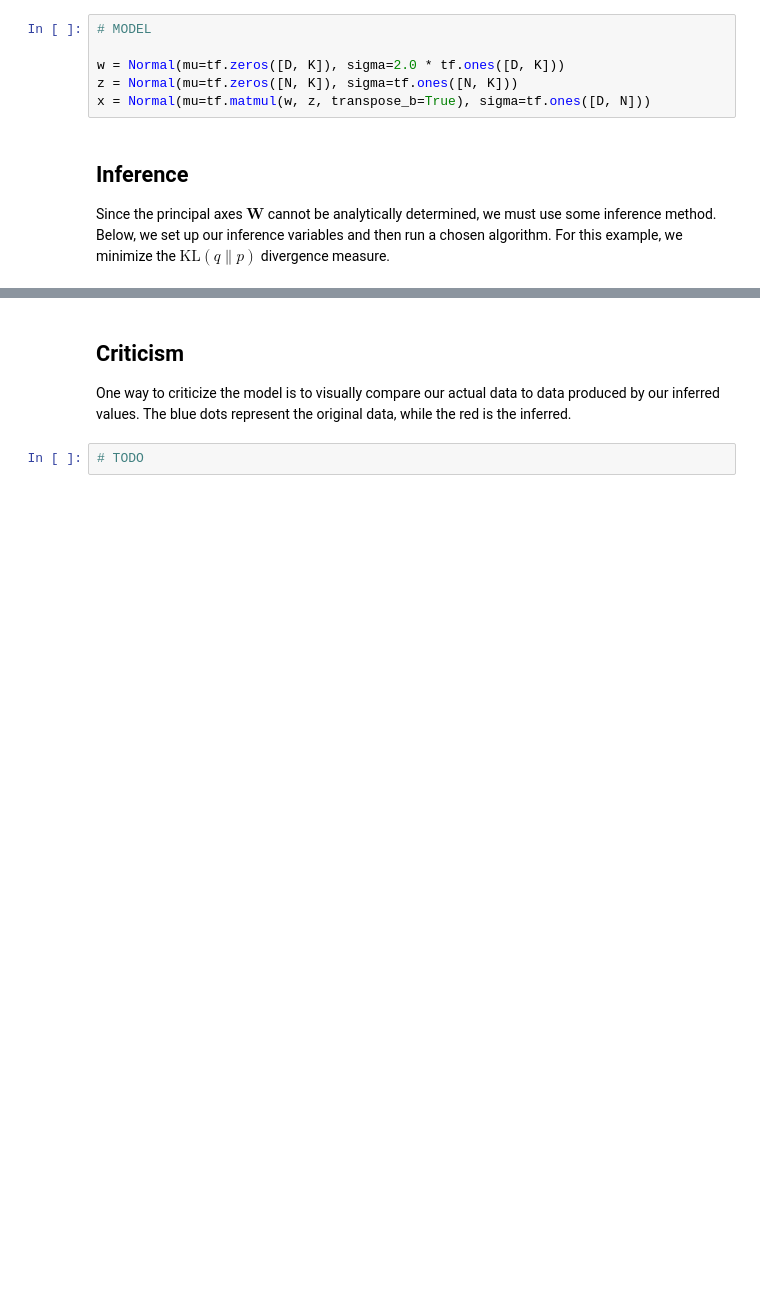
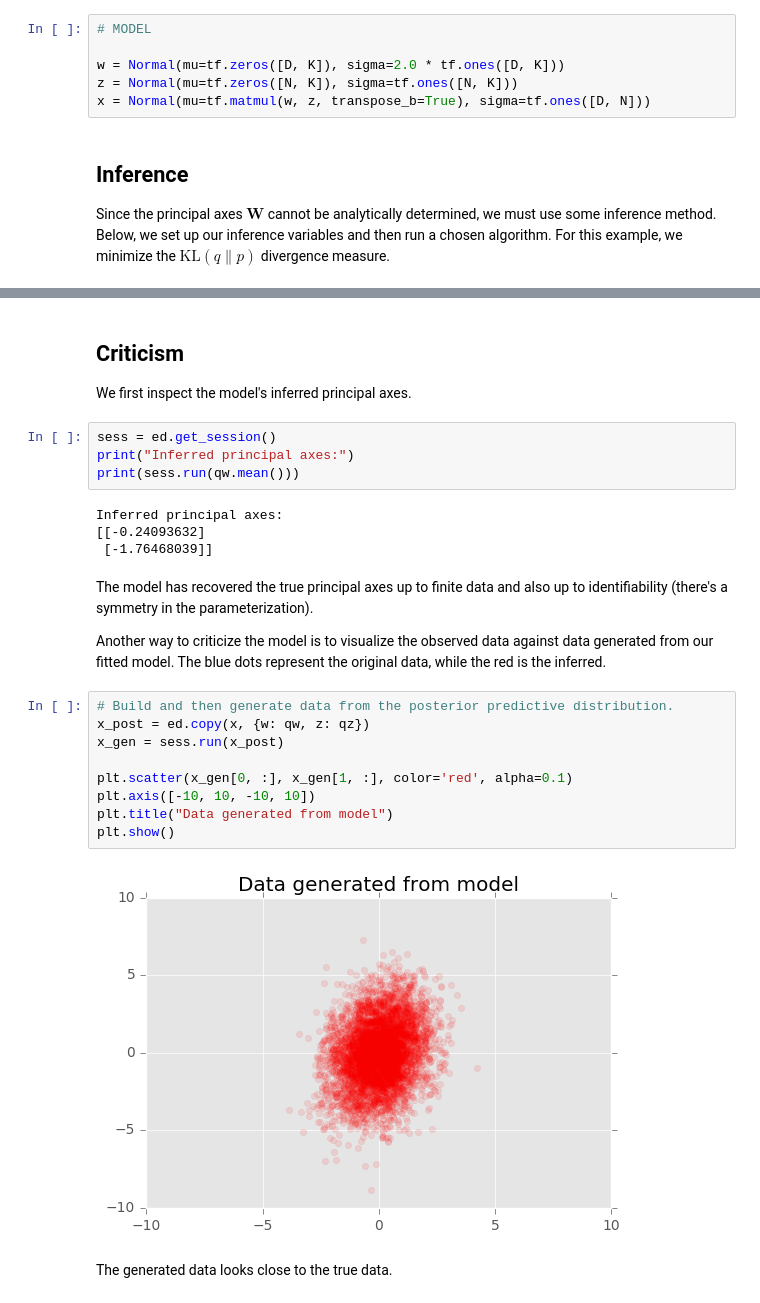
Before and after one commit to blei-lab/edward, a Jupyter notebook: docs/notebooks/probabilistic_pca.ipynb, the cells around one changed output, grey strips where cells are left out. Saved outputs shown, nothing was run; the diff lists cells and outputs as text; blank space fills up the shorter version.

```diff
--- a/docs/notebooks/probabilistic_pca.ipynb
+++ b/docs/notebooks/probabilistic_pca.ipynb
@@ -115,8 +134,33 @@ inference.run(n_iter=500, n_print=100, n_samples=10)
+# %% [markdown]
+## Criticism
+
+We first inspect the model's inferred principal axes.
+# %%
+sess = ed.get_session()
+print("Inferred principal axes:")
+print(sess.run(qw.mean()))
+# %% [output]
+Inferred principal axes:
+[[-0.24093632]
+ [-1.76468039]]
 # %% [markdown]
-## Criticism
+The model has recovered the true principal axes up to finite data and
+also up to identifiability (there's a symmetry in the
+parameterization).
 
-One way to criticize the model is to visually compare our actual data
-to data produced by our inferred values. The blue dots represent the
-original data, while the red is the inferred.
+Another way to criticize the model is to visualize the observed data
+against data generated from our fitted model. The blue dots represent
+the original data, while the red is the inferred.
-# %%
-# TODO
+# %%
+# Build and then generate data from the posterior predictive distribution.
+x_post = ed.copy(x, {w: qw, z: qz})
+x_gen = sess.run(x_post)
+
+plt.scatter(x_gen[0, :], x_gen[1, :], color='red', alpha=0.1)
+plt.axis([-10, 10, -10, 10])
+plt.title("Data generated from model")
+plt.show()
+# %% [output]
+[figure, added]
+# %% [markdown]
+The generated data looks close to the true data.
```
Also changed, not shown: parts of 8 cells of this notebook, 19 other files.
